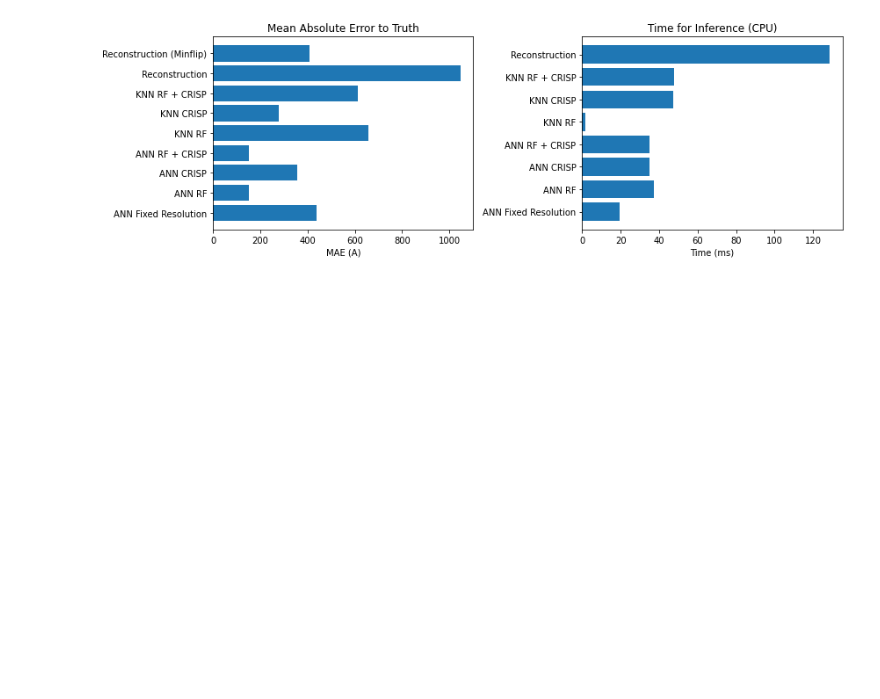
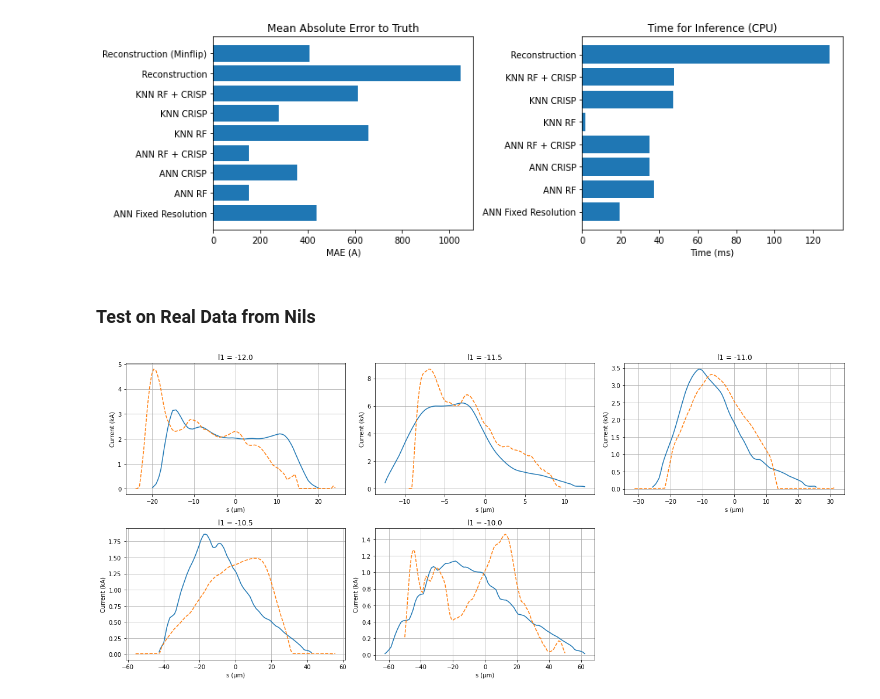
Before and after one commit to jank324/spectral-vd-euxfel, a Jupyter notebook: compare.ipynb, the cells around one changed output. Saved outputs shown, nothing was run; the diff lists cells and outputs as text; code cells hidden in the pictures; blank space fills up the shorter version.

Commit message:
Tested models on real data

```diff
--- a/compare.ipynb
+++ b/compare.ipynb
@@ -322,3 +324,42 @@ plt.tight_layout()
 plt.show()
 # %% [output]
 [figure]
+# %% [markdown]
+### Test on Real Data from Nils
+# %%
+l1s_real = []
+formfactors_real = []
+currents_real = []
+
+tds_mat = sio.loadmat("for_jan/TDS/tds_l1_results.mat")
+for l1, current in zip(tds_mat["l1"].astype("float64").squeeze(), tds_mat["currents"].astype("float64").squeeze()):
+    paths = glob.glob(f"for_jan/CRISP/formfactor_new_*_*_*_l1_{l1:.1f}.mat")
+    assert len(paths) == 1
+
+    crisp_mat = sio.loadmat(paths[0])
+
+    l1s_real.append(l1)
+    formfactors_real.append((
+        crisp_mat["frequencies"].astype("float64").squeeze(),
+        crisp_mat["formfactors"].astype("float64").squeeze(),
+        crisp_mat["formfactors_err"].astype("float64").squeeze(),
+        crisp_mat["det_lim"].astype("float64").squeeze(),
+        crisp_mat["charge"].astype("float64").squeeze()
+    ))
+    currents_real.append((tds_mat["time"].astype("float64").squeeze()*3e8, current))
+# %%
+formfactors_real_clean = [cleanup_formfactor(freq, ff, ff_noise, detlim, channels_to_remove=[])[:2] for freq, ff, ff_noise, detlim, _ in formfactors_real]
+# %%
+real_current_predictions = annthz.predict([(freq, ff) for freq, ff in formfactors_real_clean])
+# %%
+currents_real_centered = center_currents(currents_real)
+# %%
+plt.figure(figsize=(18,8))
+for i, (l1, truth, prediction) in enumerate(zip(l1s_real, currents_real_centered, real_current_predictions)):
+    plt.subplot(2, 3, i+1)
+    plt.title(f"l1 = {l1:.1f}")
+    plot_prediction(truth, prediction)
+plt.tight_layout()
+plt.show()
+# %% [output]
+[figure, added]
```
Also changed, not shown: parts of 10 cells of this notebook, 1 other file.
